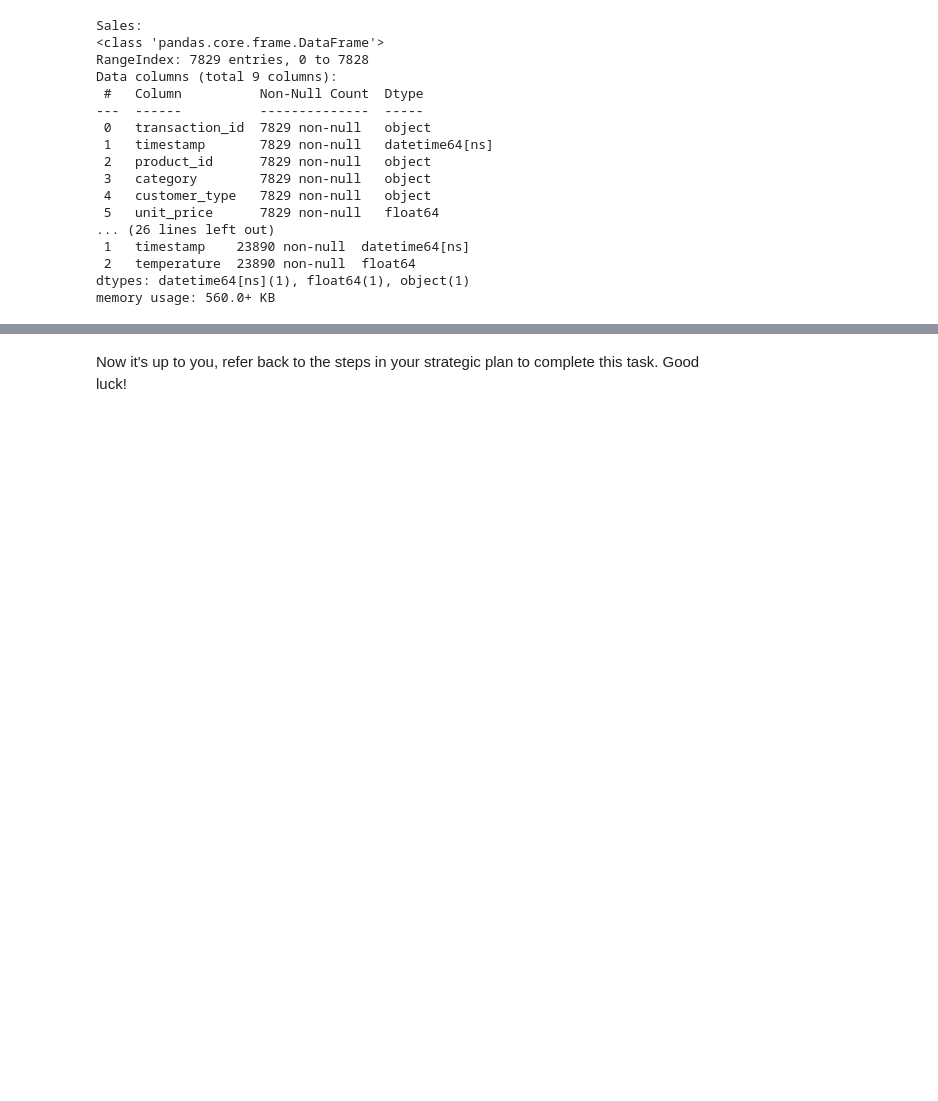
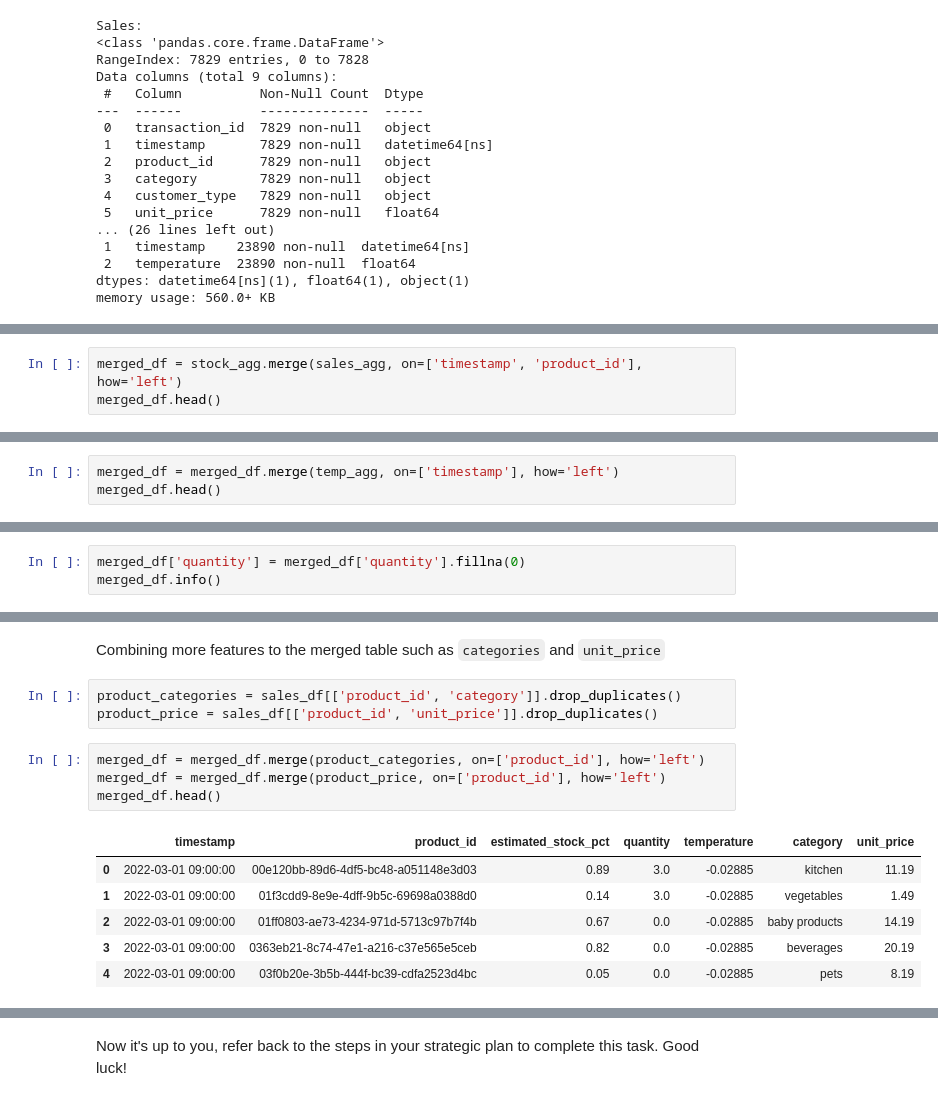
Before and after one commit to shawonsaha15/CourseWorks, a Jupyter notebook: Cognizant Artificial Intelligence/AI_Main.ipynb, the cells around one changed output, grey strips where cells are left out. Saved outputs shown, nothing was run; the diff lists cells and outputs as text; blank space fills up the shorter version.

```diff
--- a/Cognizant Artificial Intelligence/AI_Main.ipynb
+++ b/Cognizant Artificial Intelligence/AI_Main.ipynb
@@ -126,0 +186,3 @@ memory usage: 560.0+ KB
+# %%
+merged_df = stock_agg.merge(sales_agg, on=['timestamp', 'product_id'], how='left')
+merged_df.head()
@@ -126,0 +196,3 @@ memory usage: 560.0+ KB
+# %%
+merged_df = merged_df.merge(temp_agg, on=['timestamp'], how='left')
+merged_df.head()
@@ -126,0 +217,3 @@ memory usage: 560.0+ KB
+# %%
+merged_df['quantity'] = merged_df['quantity'].fillna(0)
+merged_df.info()
@@ -126,0 +233,16 @@ memory usage: 560.0+ KB
+# %% [markdown]
+Combining more features to the merged table such as `categories` and `unit_price`
+# %%
+product_categories = sales_df[['product_id', 'category']].drop_duplicates()
+product_price = sales_df[['product_id', 'unit_price']].drop_duplicates()
+# %%
+merged_df = merged_df.merge(product_categories, on=['product_id'], how='left')
+merged_df = merged_df.merge(product_price, on=['product_id'], how='left')
+merged_df.head()
+# %% [output]
+|  | timestamp | product_id | estimated_stock_pct | quantity | temperature | category | unit_price |
+| 0 | 2022-03-01 09:00:00 | 00e120bb-89d6-4df5-bc48-a051148e3d03 | 0.89 | 3.0 | -0.02885 | kitchen | 11.19 |
+| 1 | 2022-03-01 09:00:00 | 01f3cdd9-8e9e-4dff-9b5c-69698a0388d0 | 0.14 | 3.0 | -0.02885 | vegetables | 1.49 |
+| 2 | 2022-03-01 09:00:00 | 01ff0803-ae73-4234-971d-5713c97b7f4b | 0.67 | 0.0 | -0.02885 | baby products | 14.19 |
+| 3 | 2022-03-01 09:00:00 | 0363eb21-8c74-47e1-a216-c37e565e5ceb | 0.82 | 0.0 | -0.02885 | beverages | 20.19 |
+| 4 | 2022-03-01 09:00:00 | 03f0b20e-3b5b-444f-bc39-cdfa2523d4bc | 0.05 | 0.0 | -0.02885 | pets | 8.19 |
```
Also changed, not shown: parts of 13 cells of this notebook.
